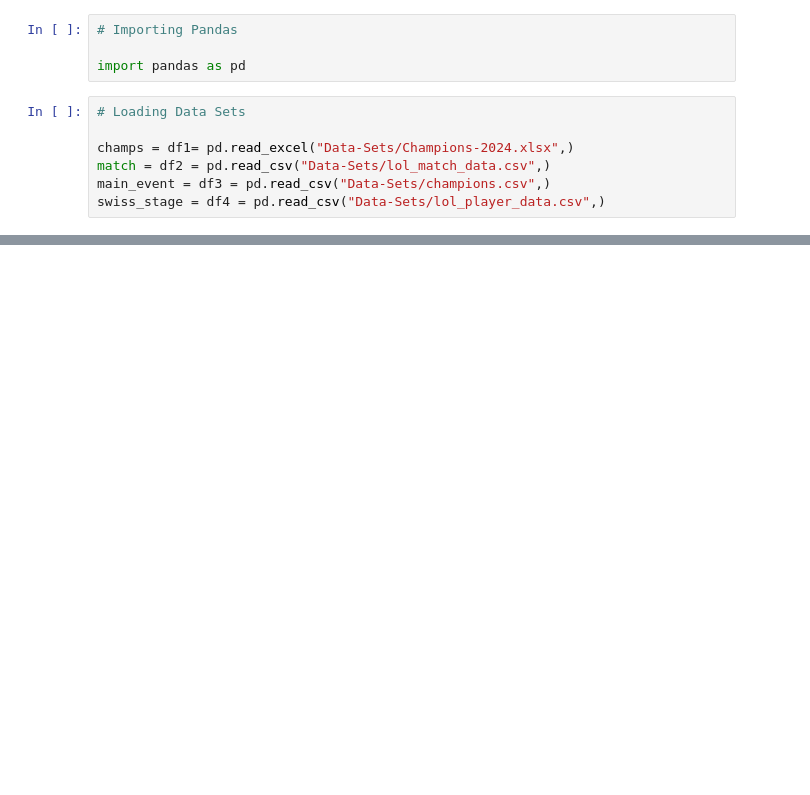
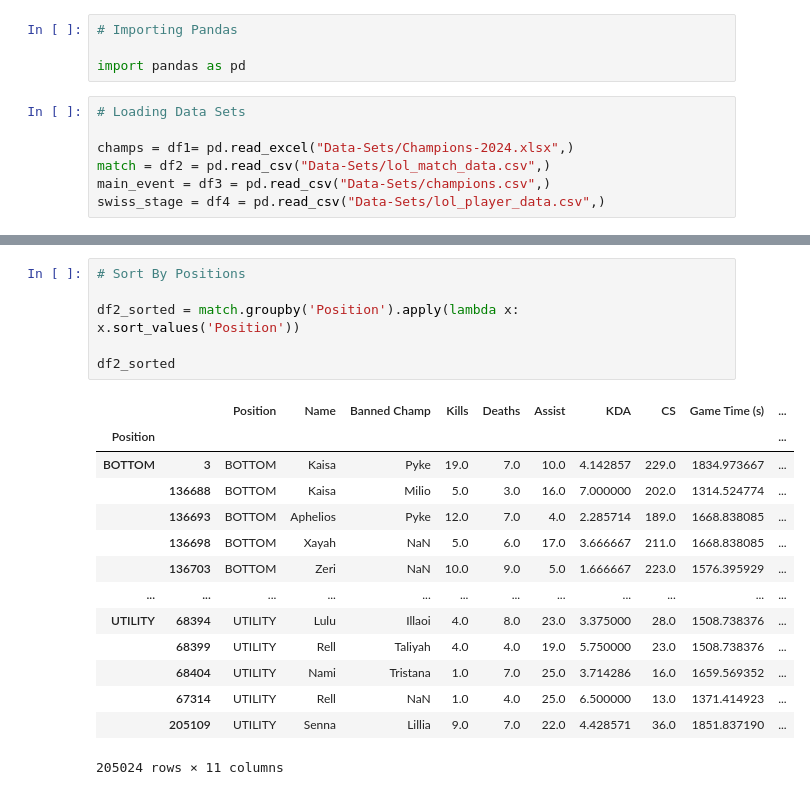
Before and after one commit to L8onii/Capstone-LOL, a Jupyter notebook: LOL-Notebook.ipynb, the cells around one changed output, grey strips where cells are left out. Cells and saved outputs as stored; diff of their text form; blank space fills up the shorter version.

```diff
--- a/LOL-Notebook.ipynb
+++ b/LOL-Notebook.ipynb
@@ -56,0 +174,21 @@ df2_sorted
+# %%
+# Sort By Positions
+
+df2_sorted = match.groupby('Position').apply(lambda x: x.sort_values('Position'))
+
+df2_sorted
+# %% [output]
+|  |  | Position | Name | Banned Champ | Kills | Deaths | Assist | KDA | CS | Game Time (s) | ... |
+| Position |  |  |  |  |  |  |  |  |  |  | ... |
+| BOTTOM | 3 | BOTTOM | Kaisa | Pyke | 19.0 | 7.0 | 10.0 | 4.142857 | 229.0 | 1834.973667 | ... |
+|  | 136688 | BOTTOM | Kaisa | Milio | 5.0 | 3.0 | 16.0 | 7.000000 | 202.0 | 1314.524774 | ... |
+|  | 136693 | BOTTOM | Aphelios | Pyke | 12.0 | 7.0 | 4.0 | 2.285714 | 189.0 | 1668.838085 | ... |
+|  | 136698 | BOTTOM | Xayah | NaN | 5.0 | 6.0 | 17.0 | 3.666667 | 211.0 | 1668.838085 | ... |
+|  | 136703 | BOTTOM | Zeri | NaN | 10.0 | 9.0 | 5.0 | 1.666667 | 223.0 | 1576.395929 | ... |
+| ... | ... | ... | ... | ... | ... | ... | ... | ... | ... | ... | ... |
+| UTILITY | 68394 | UTILITY | Lulu | Illaoi | 4.0 | 8.0 | 23.0 | 3.375000 | 28.0 | 1508.738376 | ... |
+|  | 68399 | UTILITY | Rell | Taliyah | 4.0 | 4.0 | 19.0 | 5.750000 | 23.0 | 1508.738376 | ... |
+|  | 68404 | UTILITY | Nami | Tristana | 1.0 | 7.0 | 25.0 | 3.714286 | 16.0 | 1659.569352 | ... |
+|  | 67314 | UTILITY | Rell | NaN | 1.0 | 4.0 | 25.0 | 6.500000 | 13.0 | 1371.414923 | ... |
+|  | 205109 | UTILITY | Senna | Lillia | 9.0 | 7.0 | 22.0 | 4.428571 | 36.0 | 1851.837190 | ... |
+205024 rows × 11 columns
```
Also changed, not shown: parts of 9 cells of this notebook, 1 other file.
